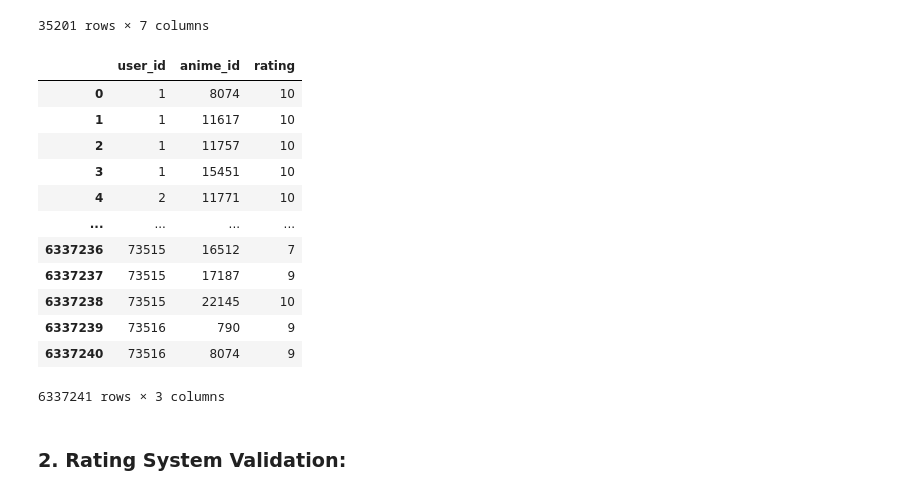
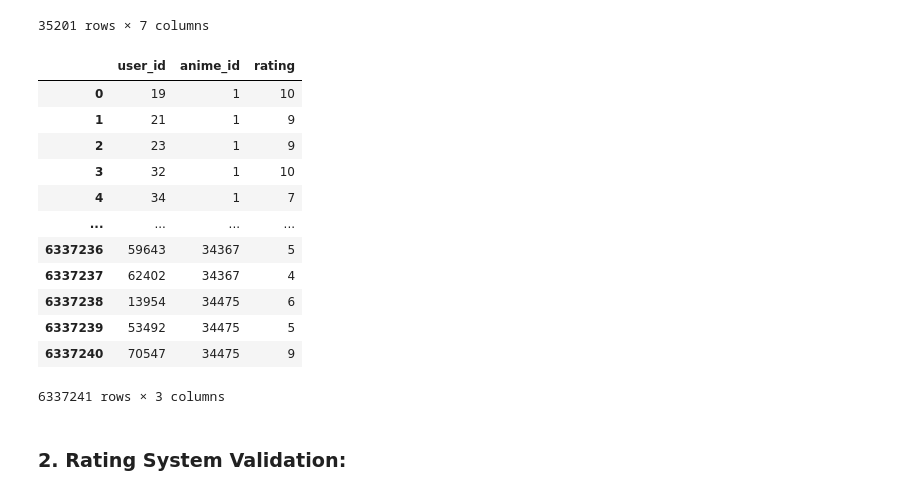
Before and after one commit to jansen03/msds2026_dmw1, a Jupyter notebook: Lab1.ipynb, the cells around one changed output. Saved outputs shown, nothing was run; the diff lists cells and outputs as text; code cells hidden in the pictures.

```diff
--- a/Lab1.ipynb
+++ b/Lab1.ipynb
@@ -268,23 +267,24 @@ anime_genre_clean_df
 # %%
 command = """SELECT * FROM rating_table
 WHERE rating IS NOT '-1'
+ORDER BY anime_id
 
 """
 rating_clean_df = pd.read_sql(command, conn)
 rating_clean_df
 # %% [output]
 |  | user_id | anime_id | rating |
-| 0 | 1 | 8074 | 10 |
-| 1 | 1 | 11617 | 10 |
-| 2 | 1 | 11757 | 10 |
-| 3 | 1 | 15451 | 10 |
-| 4 | 2 | 11771 | 10 |
+| 0 | 19 | 1 | 10 |
+| 1 | 21 | 1 | 9 |
+| 2 | 23 | 1 | 9 |
+| 3 | 32 | 1 | 10 |
+| 4 | 34 | 1 | 7 |
 | ... | ... | ... | ... |
-| 6337236 | 73515 | 16512 | 7 |
-| 6337237 | 73515 | 17187 | 9 |
-| 6337238 | 73515 | 22145 | 10 |
-| 6337239 | 73516 | 790 | 9 |
-| 6337240 | 73516 | 8074 | 9 |
+| 6337236 | 59643 | 34367 | 5 |
+| 6337237 | 62402 | 34367 | 4 |
+| 6337238 | 13954 | 34475 | 6 |
+| 6337239 | 53492 | 34475 | 5 |
+| 6337240 | 70547 | 34475 | 9 |
 6337241 rows × 3 columns
 # %% [markdown]
 ### 2. Rating System Validation:
```
Also changed, not shown: parts of 17 cells of this notebook.
